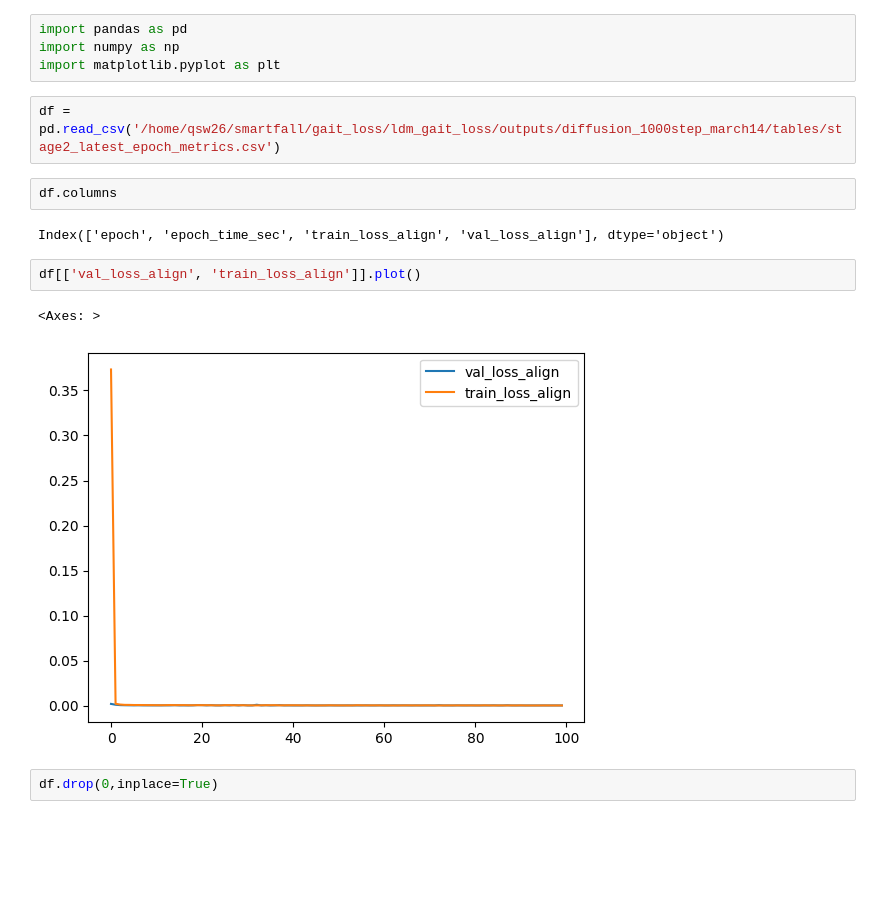
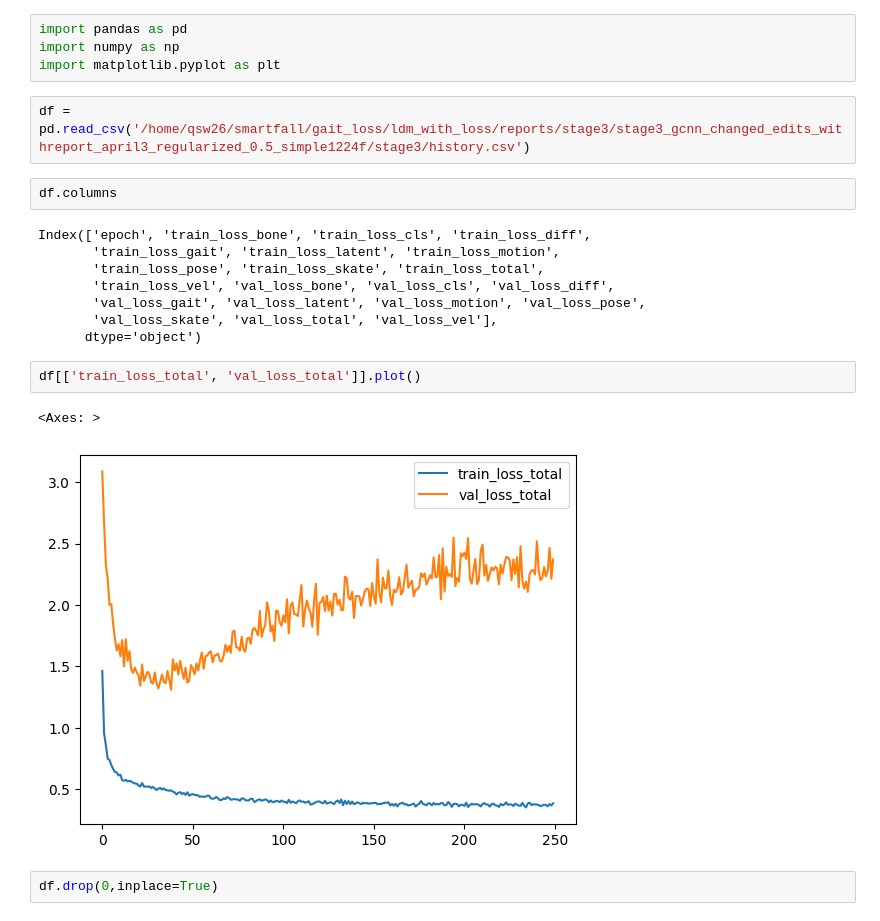
Before and after one commit to Amul-byte/ldm, a Jupyter notebook: nalaysis.ipynb, the cells around one changed output. Cells and saved outputs as stored; diff of their text form; blank space fills up the shorter version.

Commit message:
before editing stage 1 for diffrent architecture to catch the temporal structure and all

```diff
--- a/nalaysis.ipynb
+++ b/nalaysis.ipynb
@@ -3,16 +3,22 @@ import pandas as pd
 import numpy as np
 import matplotlib.pyplot as plt
 # %%
-df = pd.read_csv('/home/qsw26/smartfall/gait_loss/ldm_gait_loss/outputs/diffusion_1000step_march14/tables/stage2_latest_epoch_metrics.csv')
+df = pd.read_csv('/home/qsw26/smartfall/gait_loss/ldm_with_loss/reports/stage3/stage3_gcnn_changed_edits_withreport_april3_regularized_0.5_simple1224f/stage3/history.csv')
 # %%
 df.columns
 # %% [output]
-Index(['epoch', 'epoch_time_sec', 'train_loss_align', 'val_loss_align'], dtype='object')
+Index(['epoch', 'train_loss_bone', 'train_loss_cls', 'train_loss_diff',
+       'train_loss_gait', 'train_loss_latent', 'train_loss_motion',
+       'train_loss_pose', 'train_loss_skate', 'train_loss_total',
+       'train_loss_vel', 'val_loss_bone', 'val_loss_cls', 'val_loss_diff',
+       'val_loss_gait', 'val_loss_latent', 'val_loss_motion', 'val_loss_pose',
+       'val_loss_skate', 'val_loss_total', 'val_loss_vel'],
+      dtype='object')
 # %%
-df[['val_loss_align', 'train_loss_align']].plot()
+df[['train_loss_total', 'val_loss_total']].plot()
 # %% [output]
 <Axes: >
-[figure, old version]
+[figure, new version]
 # %%
 df.drop(0,inplace=True)
 # %%
```
Also changed, not shown: parts of 4 cells of this notebook, 22 other files.
